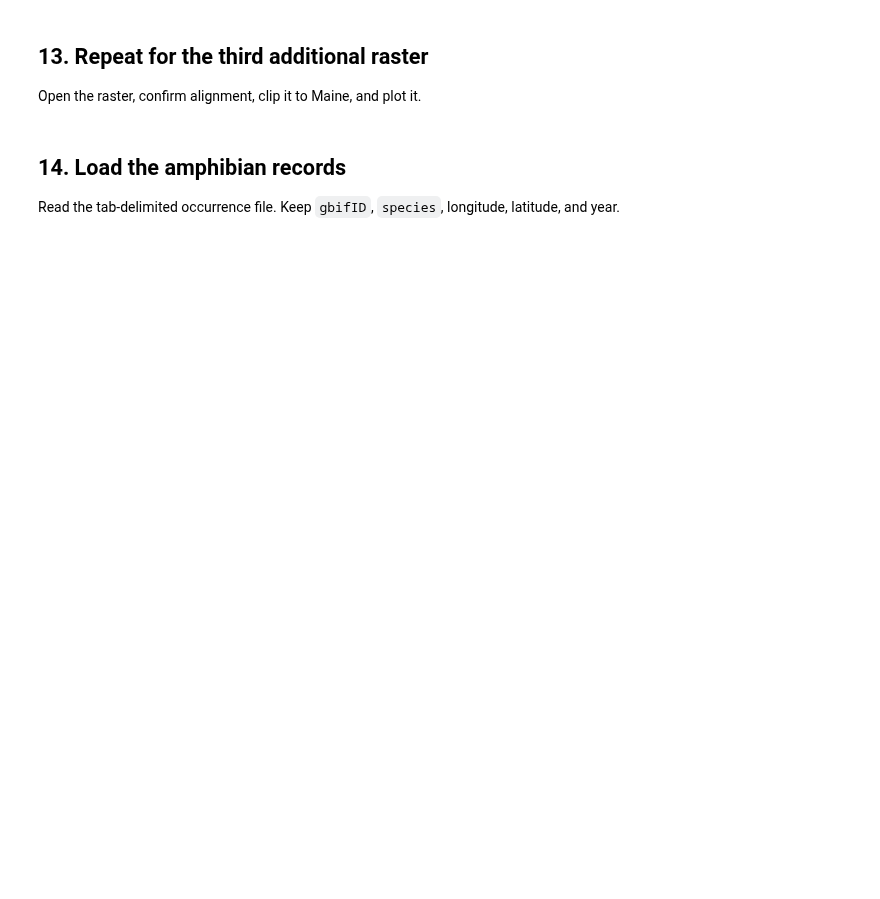
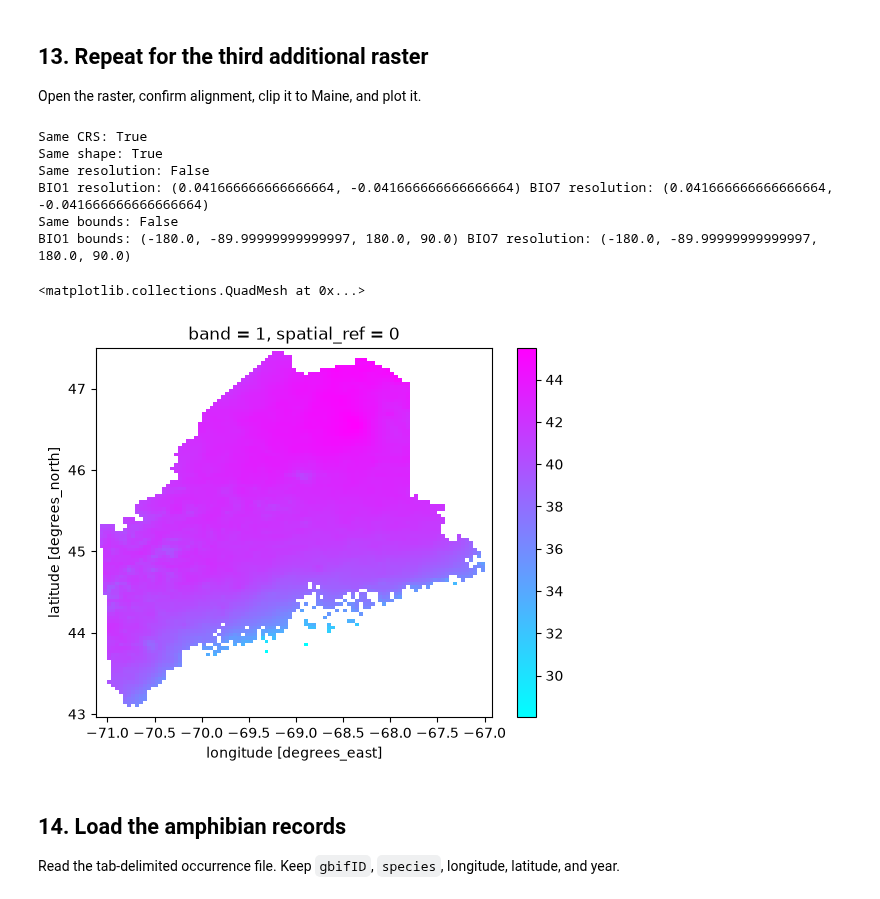
Before and after one commit to relleha/BIO597-SpatialBiodiversity, a Jupyter notebook: docs/assignments/Assignment-05-RasterData.ipynb, the cells around one changed output. Cells and saved outputs as stored; diff of their text form; code cells hidden in the pictures; blank space fills up the shorter version.

```diff
--- a/docs/assignments/Assignment-05-RasterData.ipynb
+++ b/docs/assignments/Assignment-05-RasterData.ipynb
@@ -144,7 +310,42 @@ Open the raster, confirm alignment, clip it to Maine, and plot it. Keep each par
 
 Open the raster, confirm alignment, clip it to Maine, and plot it.
 # %%
-# Complete the workflow for the third additional raster.
+# Complete the workflow for the third additional raster (BIO7, temperature annual range)
+
+bio7_path = bioclim_path / "wc2.1_2.5m_bio_7.tif"
+
+bio7 = rxr.open_rasterio(
+    bio7_path,
+    masked = True,
+)
+
+# Compare BIO7 metadata with BIO1
+print("Same CRS:", bio1.rio.crs == bio7.rio.crs)
+print("Same shape:", bio1.rio.shape == bio7.rio.shape)
+print("Same resolution:", bio1.rio.resolution == bio7.rio.resolution) # Reading as False but they appear the be the same?
+print("BIO1 resolution:", bio1.rio.resolution(), "BIO7 resolution:", bio16.rio.resolution())
+print("Same bounds:", bio1.rio.bounds == bio7.rio.bounds) # Reading as False but appear to be the same?
+print("BIO1 bounds:", bio1.rio.bounds(), "BIO7 resolution:", bio7.rio.bounds())
+
+bio7_maine = bio7.rio.clip(
+    maine_boundary.geometry,
+    maine_boundary.crs,
+    drop=True,
+    from_disk=True,
+)
+
+bio7_maine = bio7_maine.squeeze()
+
+bio7_maine.plot(cmap="cool")
+# %% [output]
+Same CRS: True
+Same shape: True
+Same resolution: False
+BIO1 resolution: (0.041666666666666664, -0.041666666666666664) BIO7 resolution: (0.041666666666666664, -0.041666666666666664)
+Same bounds: False
+BIO1 bounds: (-180.0, -89.99999999999997, 180.0, 90.0) BIO7 resolution: (-180.0, -89.99999999999997, 180.0, 90.0)
+<matplotlib.collections.QuadMesh at 0x...>
+[figure, added]
 # %% [markdown]
 ## 14. Load the amphibian records
 
```
Also changed, not shown: parts of 36 cells of this notebook, 5 other files.
